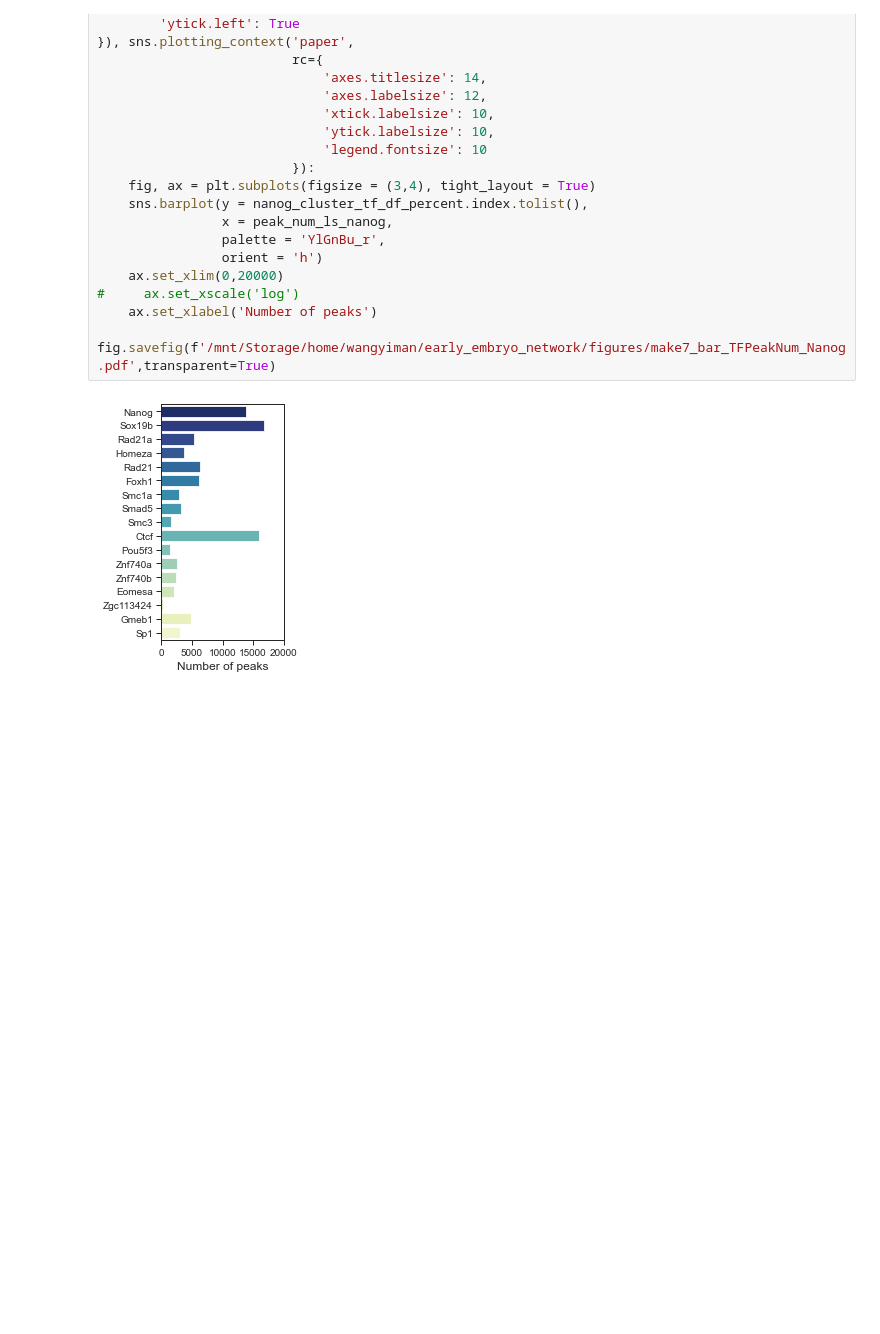
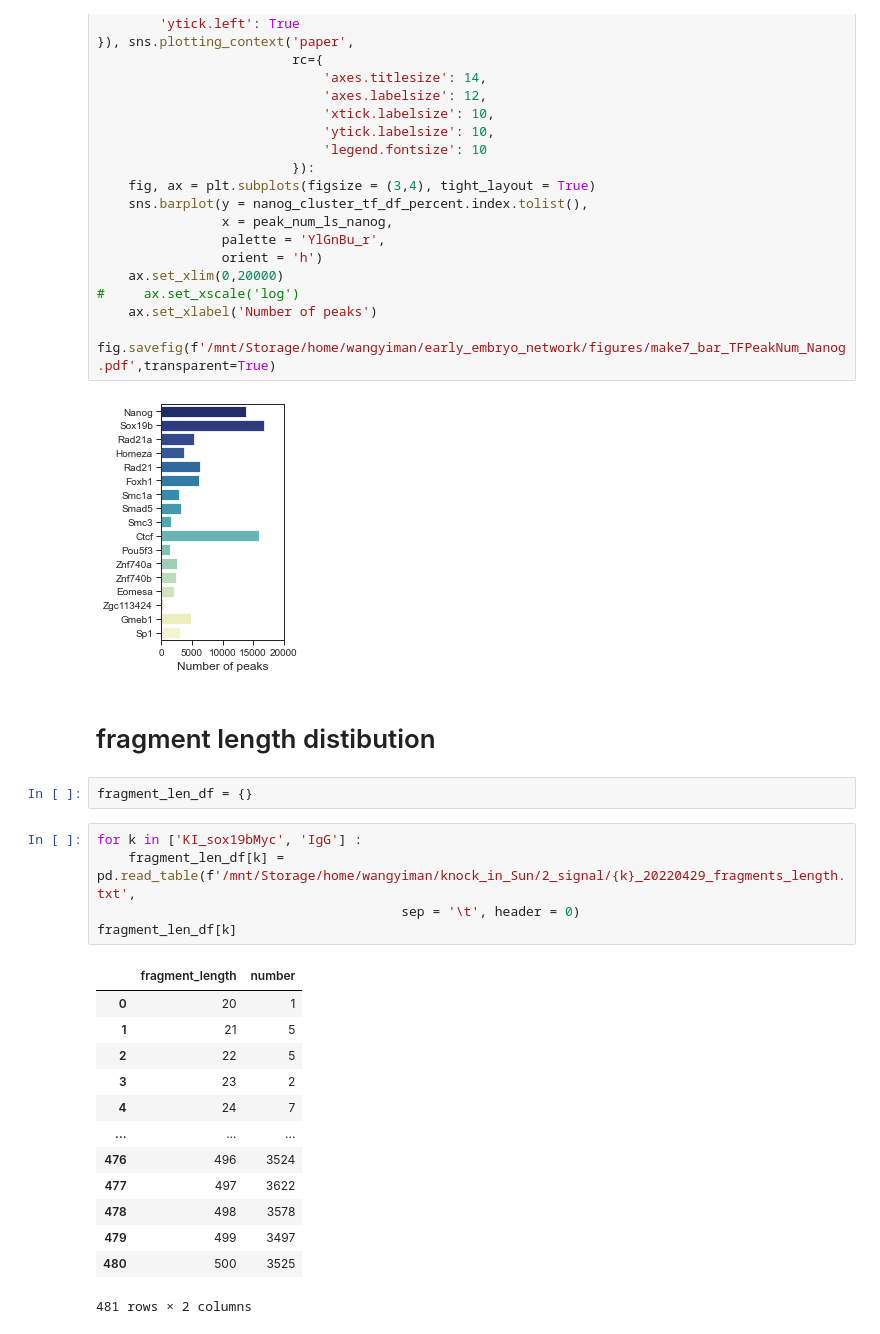
Before and after one commit to Reemann/Bioinformatics_analysis, a Jupyter notebook: statistic_plots/barplot.ipynb, the cells around one changed output. Saved outputs shown, nothing was run; the diff lists cells and outputs as text; blank space fills up the shorter version.

```diff
--- a/statistic_plots/barplot.ipynb
+++ b/statistic_plots/barplot.ipynb
@@ -25,3 +41,26 @@ with sns.axes_style('white', rc={
     fig.savefig(f'/mnt/Storage/home/wangyiman/early_embryo_network/figures/make7_bar_TFPeakNum_Nanog.pdf',transparent=True)
 # %% [output]
 [figure]
+# %% [markdown]
+# fragment length distibution
+# %%
+fragment_len_df = {}
+# %%
+for k in ['KI_sox19bMyc', 'IgG'] :
+    fragment_len_df[k] = pd.read_table(f'/mnt/Storage/home/wangyiman/knock_in_Sun/2_signal/{k}_20220429_fragments_length.txt',
+                                       sep = '\t', header = 0)
+fragment_len_df[k]
+# %% [output]
+|  | fragment_length | number |
+| 0 | 20 | 1 |
+| 1 | 21 | 5 |
+| 2 | 22 | 5 |
+| 3 | 23 | 2 |
+| 4 | 24 | 7 |
+| ... | ... | ... |
+| 476 | 496 | 3524 |
+| 477 | 497 | 3622 |
+| 478 | 498 | 3578 |
+| 479 | 499 | 3497 |
+| 480 | 500 | 3525 |
+481 rows × 2 columns
```
Also changed, not shown: parts of 6 cells of this notebook.
